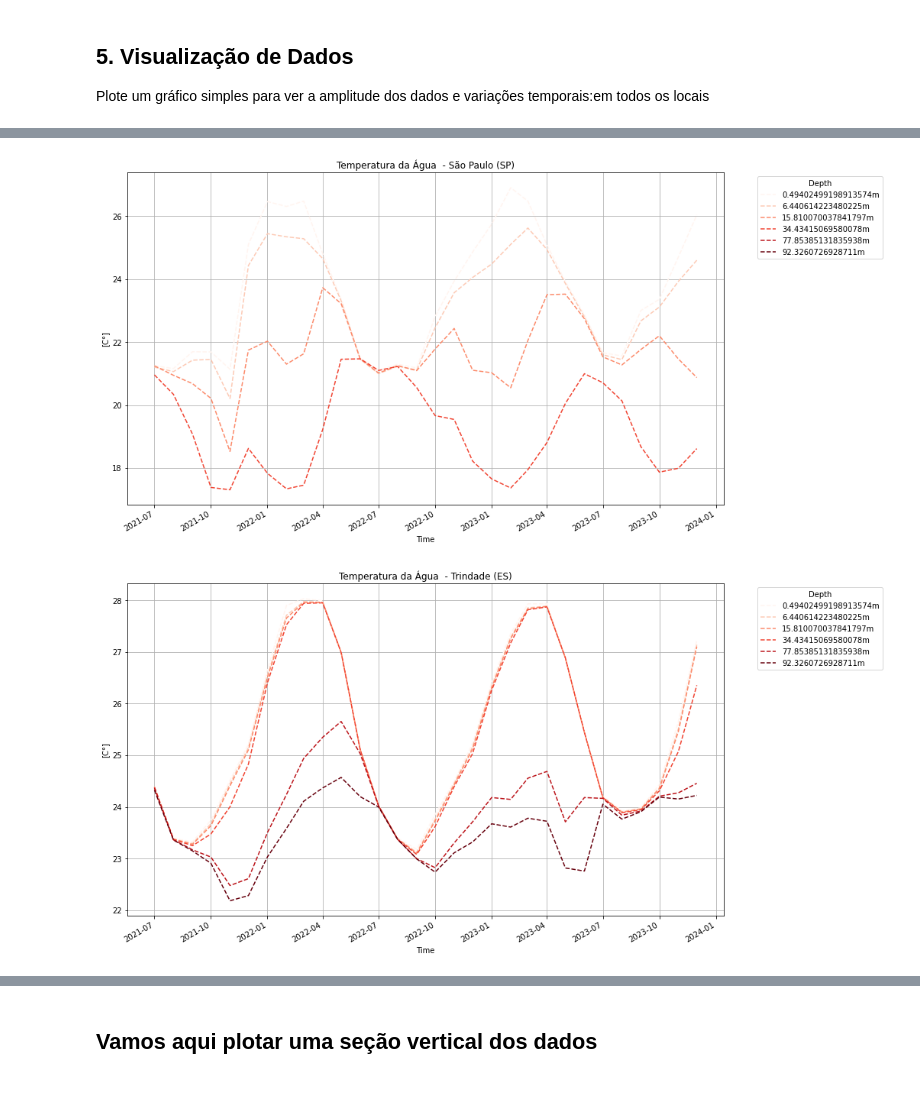
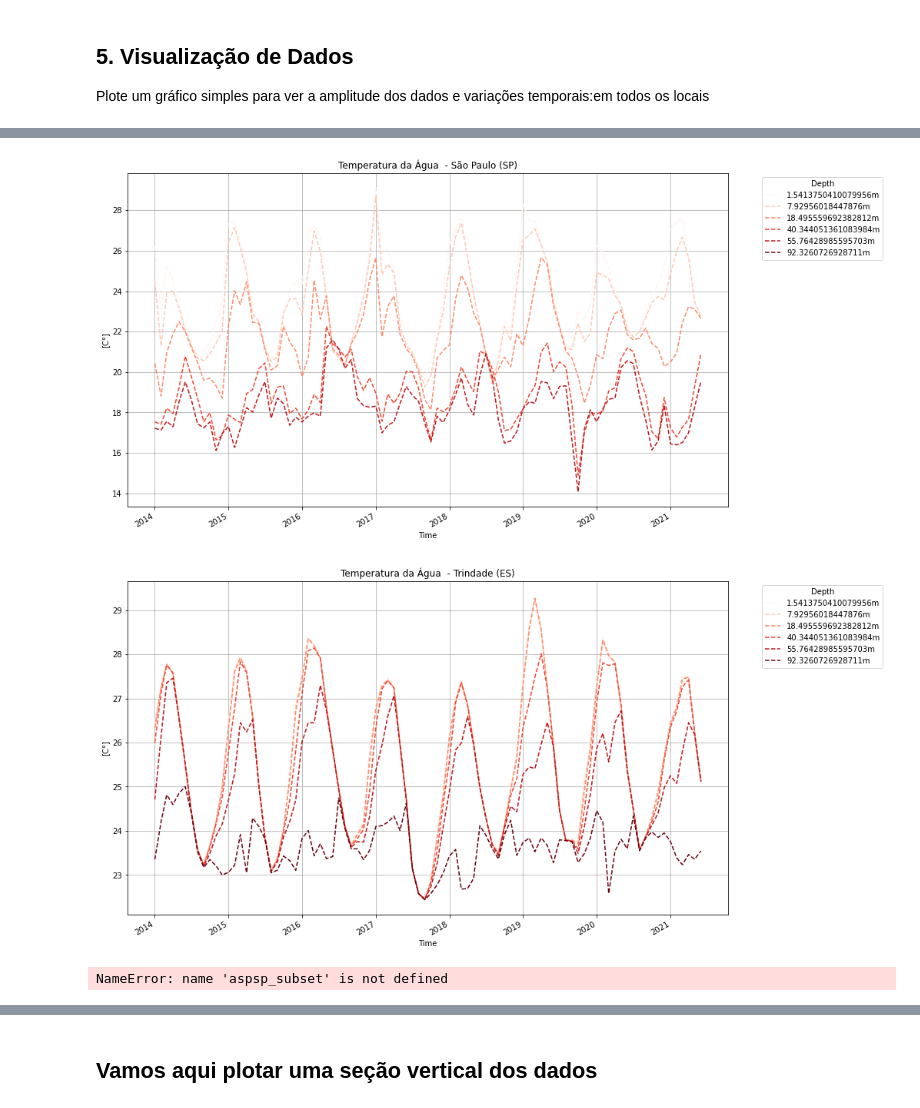
Before and after one commit to nobru-pereira/pnas, a Jupyter notebook: nemo_temp4depth_pnas.ipynb, the cells around one changed output, grey strips where cells are left out. Saved outputs shown, nothing was run; the diff lists cells and outputs as text; code cells hidden in the pictures.

```diff
--- a/nemo_temp4depth_pnas.ipynb
+++ b/nemo_temp4depth_pnas.ipynb
@@ -4,6 +4,6 @@ import matplotlib.pyplot as plt
 import cartopy.crs as ccrs
 import cartopy.feature as cfeature
 # %%
-nemo = xr.open_dataset('/home/bruno/git/pnas/nemo_data/temp_sites_100.nc')
+nemo = xr.open_dataset('/home/bruno/git/pnas/nemo_data/pnas2014to2021.nc')
 nemo = nemo.reindex()
 nemo.close()
@@ -13,3 +10,7 @@ Cannot find the ecCodes library
+# %%
+nemo1 = xr.open_dataset('/home/bruno/git/pnas/nemo_data/sst_sites_2021to2023.nc')
+nemo1 = nemo1.reindex()
+nemo1.close()
 # %% [markdown]
 1. Explorar as Dimensões Depth e Coordenadas
 ##### Verifique as dimensões e coordenadas principais dos arquivos:
@@ -33,0 +67,4 @@ print(nemo.data_vars)
+# %%
+
+# Concatenar os datasets ao longo da dimensão 'time'
+combined_ds = xr.concat([nemo, nemo1], dim='time')
@@ -35,18 +80,18 @@ print(nemo.data_vars)
 #### Mapa de localização pontos bruv
 # %%
 # Extraindo as coordenadas de latitude e longitude do dataset
-lats = nemo['latitude'].values
-lons = nemo['longitude'].values
+lats = combined_ds['latitude'].values
+lons = combined_ds['longitude'].values
 
-# Dicionário de localizações
+# Criando o  Dicionário de localizações
 localizacoes = {
     "Abrolhos (BA)": (-18, -38.67),
     "Costa das Algas (ES)": (-19.99, -39.745),
-    "Costa dos Corais": (-8.92, -35.11),
+    "Costa dos Corais (AL)": (-8.92, -35.11),
     "Arraial do Cabo (RJ)": (-22.99, -41.97),
-    "ASPS": (0.91, -29.34),
+    "ASPS (PE)": (0.91, -29.34),
     "Baía de Todos os Santos (BA)": (-12.90, -38.56),
-    "Fernando de Noronha": (-3.83, -32.34),
+    "Fernando de Noronha (PE)": (-3.83, -32.34),
     "São Paulo (SP)": (-24.11, -45.72),
     "Trindade (ES)": (-20.50, -29.30)
 }
@@ -167,7 +232,7 @@ for local, subset in subsets.items():
     plt.figure(figsize=(14, 8))
 
     # Profundidades reais correspondentes aos índices
-    depth_indices = [0, 5, 10, 15, 20, 21]
+    depth_indices = [0, 5, 10, 15, 17, 20]
     depths = subset['depth'].isel(depth=depth_indices).values
     colors = plt.cm.Reds(np.linspace(0, 1, len(depth_indices)))  # Gera uma lista de cores para variação de temperatura
 
@@ -198,2 +263,6 @@ for local, subset in subsets.items():
-[figure, old version]
+[figure, new version]
-[figure, old version]
+[figure, new version]
+# %%
+aspsp_subset
+# %% [output]
+NameError: name 'aspsp_subset' is not defined
```
Also changed, not shown: parts of 30 cells of this notebook.
